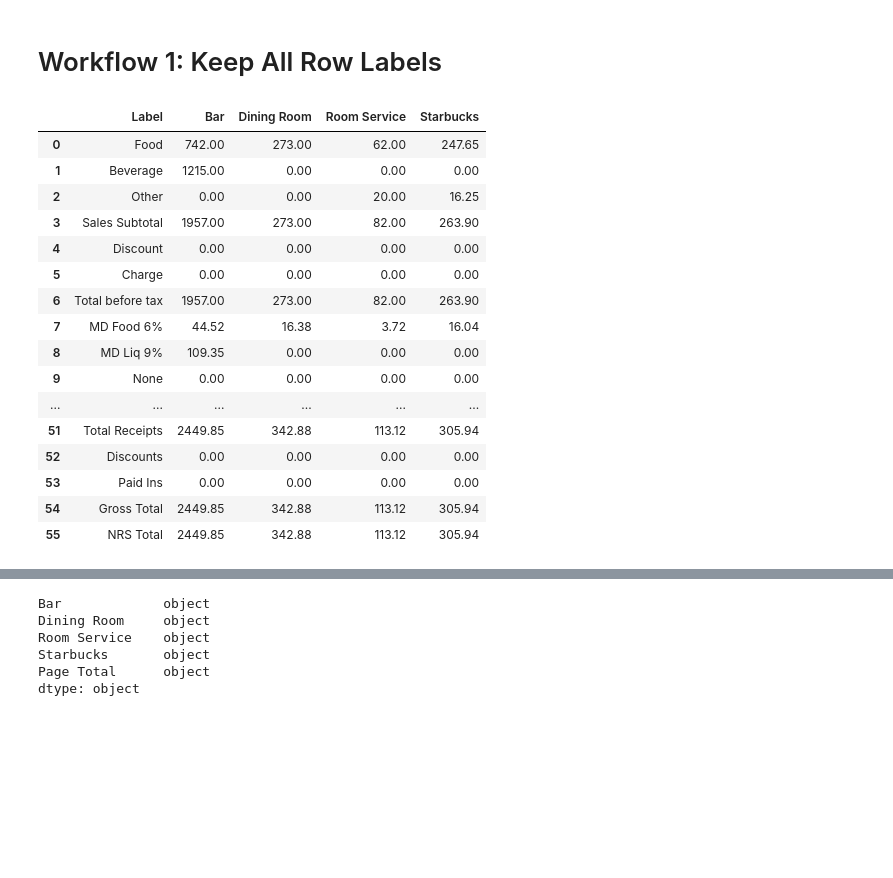
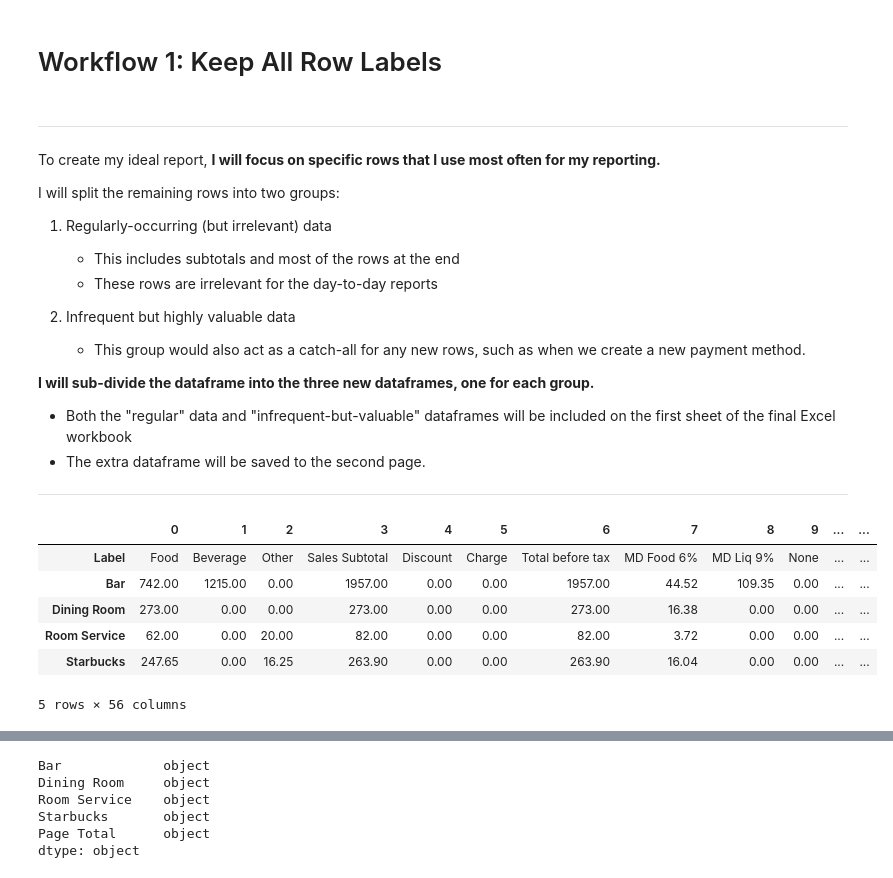
Before and after one commit to BenJMcCarty/sbn_digital_dining_daily_reports, a Jupyter notebook: Script_to_Generate_Reports.ipynb, the cells around one changed output, grey strips where cells are left out. Drawn from its saved outputs; the diff is of its cells as text; code cells hidden in the pictures; blank space fills up the shorter version.

Commit message:
Starting to split data

```diff
--- a/Script_to_Generate_Reports.ipynb
+++ b/Script_to_Generate_Reports.ipynb
@@ -357,26 +377,36 @@ I will focus my code on keeping all row labels while maintaining a focus on the
 ---
 # %% [markdown]
 # Workflow 1: Keep All Row Labels
+# %% [markdown]
+---
+
+To create my ideal report, **I will focus on specific rows that I use most often for my reporting.**
+
+I will split the remaining rows into two groups:
+1. Regularly-occurring (but irrelevant) data
+    - This includes subtotals and most of the rows at the end
+    - These rows are irrelevant for the day-to-day reports
+
+
+2. Infrequent but highly valuable data
+    - This group would also act as a catch-all for any new rows, such as when we create a new payment method.
+
+**I will sub-divide the dataframe into the three new dataframes, one for each group.**
+
+- Both the "regular" data and "infrequent-but-valuable" dataframes will be included on the first sheet of the final Excel workbook
+- The extra dataframe will be saved to the second page.
+
+---
 # %%
-## Create new DF to allow for later reuse
+## Create new DF
 
-df_all_cols = df_cleaned.copy()
+df_all_cols = df_cleaned.copy().T
 df_all_cols
 # %% [output]
-|  | Label | Bar | Dining Room | Room Service | Starbucks |
-| 0 | Food | 742.00 | 273.00 | 62.00 | 247.65 |
-| 1 | Beverage | 1215.00 | 0.00 | 0.00 | 0.00 |
-| 2 | Other | 0.00 | 0.00 | 20.00 | 16.25 |
-| 3 | Sales Subtotal | 1957.00 | 273.00 | 82.00 | 263.90 |
-| 4 | Discount | 0.00 | 0.00 | 0.00 | 0.00 |
-| 5 | Charge | 0.00 | 0.00 | 0.00 | 0.00 |
-| 6 | Total before tax | 1957.00 | 273.00 | 82.00 | 263.90 |
-| 7 | MD Food 6% | 44.52 | 16.38 | 3.72 | 16.04 |
-| 8 | MD Liq 9% | 109.35 | 0.00 | 0.00 | 0.00 |
-| 9 | None | 0.00 | 0.00 | 0.00 | 0.00 |
-| ... | ... | ... | ... | ... | ... |
-| 51 | Total Receipts | 2449.85 | 342.88 | 113.12 | 305.94 |
-| 52 | Discounts | 0.00 | 0.00 | 0.00 | 0.00 |
-| 53 | Paid Ins | 0.00 | 0.00 | 0.00 | 0.00 |
-| 54 | Gross Total | 2449.85 | 342.88 | 113.12 | 305.94 |
-| 55 | NRS Total | 2449.85 | 342.88 | 113.12 | 305.94 |
+|  | 0 | 1 | 2 | 3 | 4 | 5 | 6 | 7 | 8 | 9 | ... | ... |
+| Label | Food | Beverage | Other | Sales Subtotal | Discount | Charge | Total before tax | MD Food 6% | MD Liq 9% | None | ... | ... |
+| Bar | 742.00 | 1215.00 | 0.00 | 1957.00 | 0.00 | 0.00 | 1957.00 | 44.52 | 109.35 | 0.00 | ... | ... |
+| Dining Room | 273.00 | 0.00 | 0.00 | 273.00 | 0.00 | 0.00 | 273.00 | 16.38 | 0.00 | 0.00 | ... | ... |
+| Room Service | 62.00 | 0.00 | 20.00 | 82.00 | 0.00 | 0.00 | 82.00 | 3.72 | 0.00 | 0.00 | ... | ... |
+| Starbucks | 247.65 | 0.00 | 16.25 | 263.90 | 0.00 | 0.00 | 263.90 | 16.04 | 0.00 | 0.00 | ... | ... |
+5 rows × 56 columns
```
Also changed, not shown: parts of 13 cells of this notebook.
